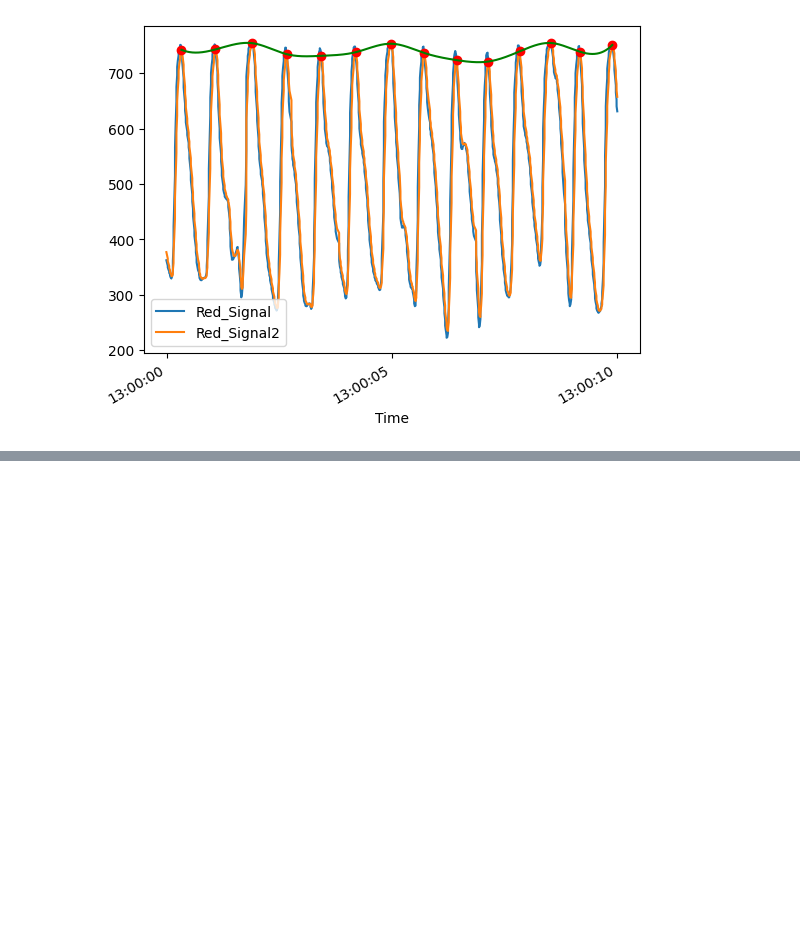
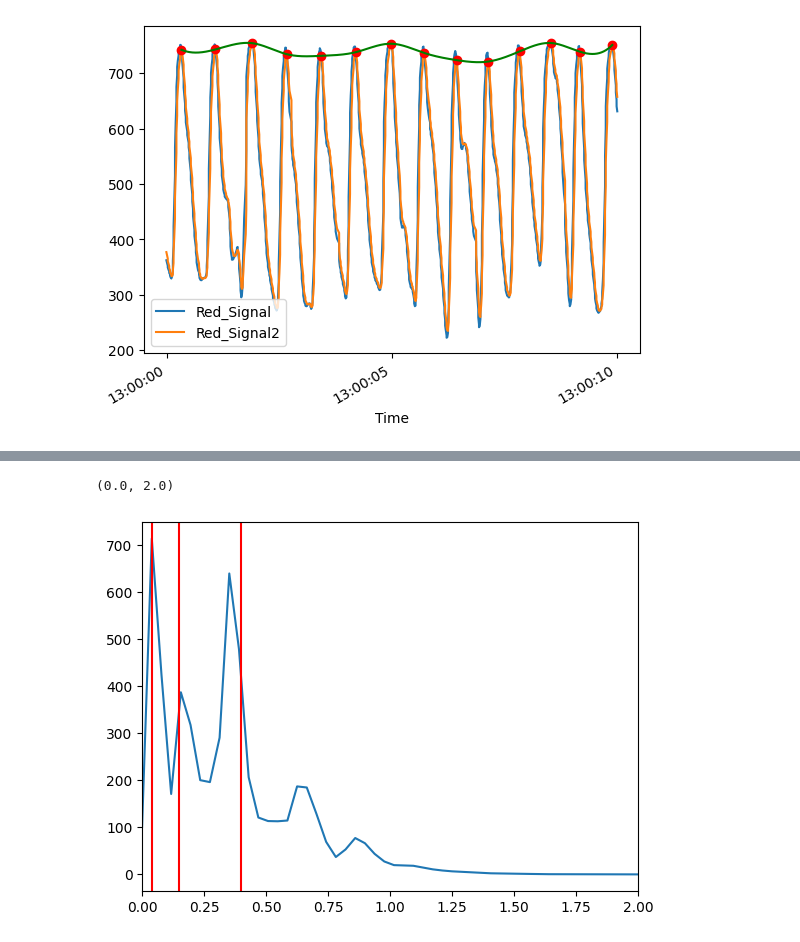
Before and after one commit to SJinLee/PPG, a Jupyter notebook: 03.LF_HF.ipynb, the cells around one changed output, grey strips where cells are left out. Cells and saved outputs as stored; diff of their text form; code cells hidden in the pictures; blank space fills up the shorter version.

```diff
--- a/03.LF_HF.ipynb
+++ b/03.LF_HF.ipynb
@@ -203,0 +204,14 @@ plt.xlim((0.00,2.0))
+# %%
+pptime,ppamp = sampling(peaks_seg2,start='2000-01-01 13:00:00',duration=240,fs=10)
+# %%
+import scipy
+f,v = scipy.signal.welch(ppamp-ppamp.mean(), fs=10.0)
+# %%
+plt.plot(f,v)
+plt.axvline(x=0.04,color='red')
+plt.axvline(x=0.15,color='red')
+plt.axvline(x=0.4,color='red')
+plt.xlim((0.00,2.0))
+# %% [output]
+(0.0, 2.0)
+[figure, added]
```
Also changed, not shown: parts of 6 cells of this notebook.
